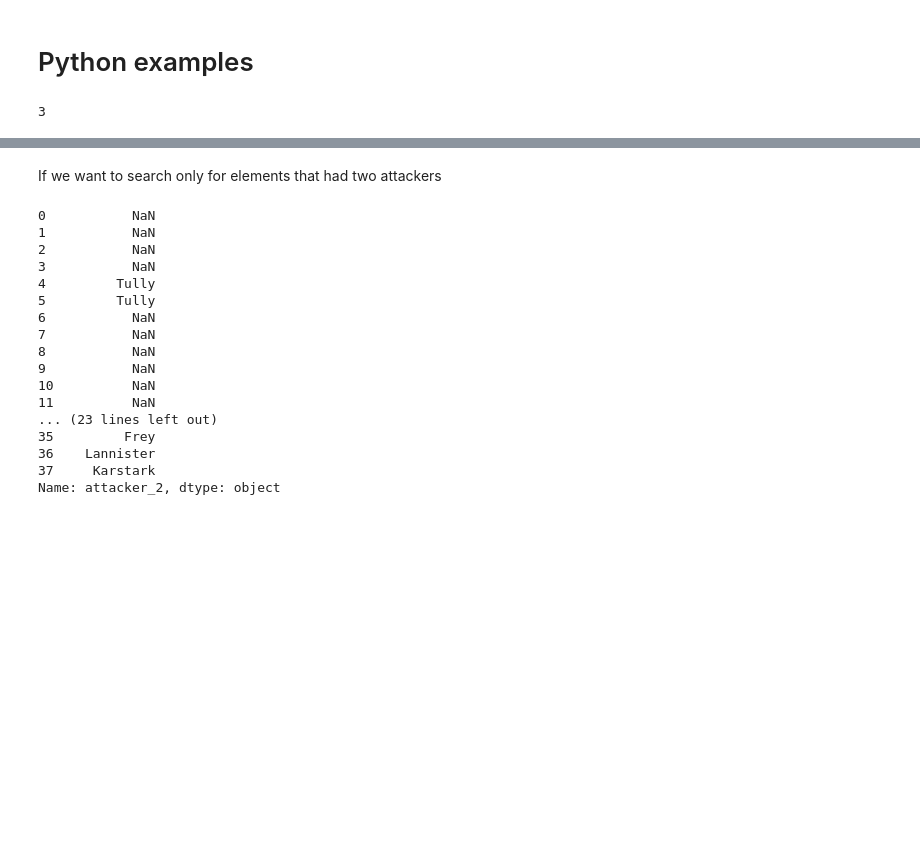
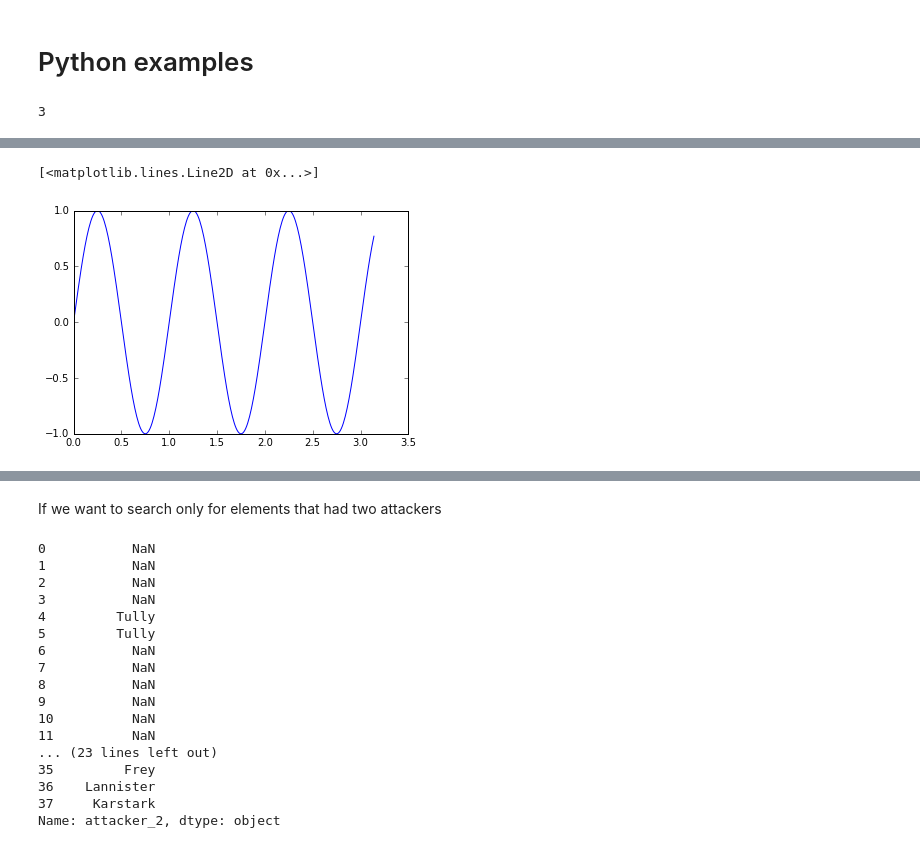
Before and after one commit to leonpalafox/MLClass, a Jupyter notebook: Chapter1Introduction/Introduction_PythonPandas.ipynb, the cells around one changed output, grey strips where cells are left out. Drawn from its saved outputs; the diff is of its cells as text; code cells hidden in the pictures; blank space fills up the shorter version.

```diff
--- a/Chapter1Introduction/Introduction_PythonPandas.ipynb
+++ b/Chapter1Introduction/Introduction_PythonPandas.ipynb
@@ -32,3 +75,11 @@ print c
+# %%
+t = np.arange(0,3.15,0.01)
+x =np.sin(2*np.pi*t)
+plt.plot(t, x)
+#plt.show() Use this command in canopy
+# %% [output]
+[<matplotlib.lines.Line2D at 0x...>]
+[figure, added]
 # %%
 df = pd.read_csv('data/5kings_battles_v1.csv') #windows or mac, be careful \/
 # %%
```
Also changed, not shown: parts of 9 cells of this notebook, 4 other files.
